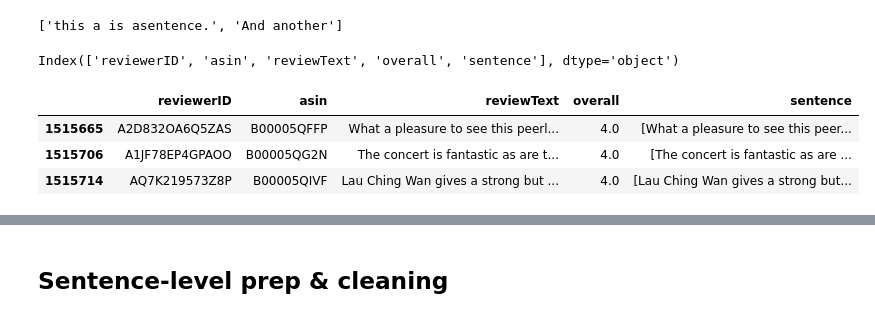
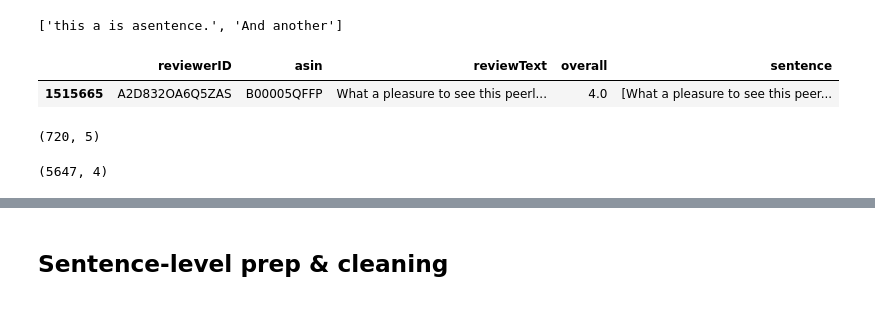
Before and after one commit to j-gd/movie_mood, a Jupyter notebook: src/ab_testing_dev/B_testing.ipynb, the cells around one changed output, grey strips where cells are left out. Drawn from its saved outputs; the diff is of its cells as text; code cells hidden in the pictures.

```diff
--- a/src/ab_testing_dev/B_testing.ipynb
+++ b/src/ab_testing_dev/B_testing.ipynb
@@ -372,25 +367,23 @@ test_reviews.head(1)
 | 1515665 | A2D832OA6Q5ZAS | B00005QFFP | What a pleasure to see this peerl... | 4.0 |
 # %%
 from nltk.tokenize import sent_tokenize
-test_reviews['sentence'] = test_reviews['reviewText'].map(lambda textsent_tokenize)
+test_reviews['sentence'] = test_reviews['reviewText'].map(sent_tokenize)
 # %%
 sent_tokenize('this a is asentence. And another')
 # %% [output]
 ['this a is asentence.', 'And another']
 # %%
 test_reviews.columns
-# %% [output]
-Index(['reviewerID', 'asin', 'reviewText', 'overall', 'sentence'], dtype='object')
 # %%
 # test_reviews.drop(['summary'], axis=1, inplace=True)
-test_reviews.head(3)
+test_reviews.head(1)
 # %% [output]
 |  | reviewerID | asin | reviewText | overall | sentence |
 | 1515665 | A2D832OA6Q5ZAS | B00005QFFP | What a pleasure to see this peerl... | 4.0 | [What a pleasure to see this peer... |
-| 1515706 | A1JF78EP4GPAOO | B00005QG2N | The concert is fantastic as are t... | 4.0 | [The concert is fantastic as are ... |
-| 1515714 | AQ7K219573Z8P | B00005QIVF | Lau Ching Wan gives a strong but ... | 4.0 | [Lau Ching Wan gives a strong but... |
 # %%
 test_reviews.shape
+# %% [output]
+(720, 5)
 # %%
 # WARNING: update test_reviews in 2 places!
 sentences = test_reviews['sentence'] \
@@ -402,5 +395,7 @@ sentences = test_reviews['sentence'] \
 .dropna()
 
 print(sentences.shape)
+# %% [output]
+(5647, 4)
 # %%
 sentences.head(10)
```
Also changed, not shown: parts of 37 cells of this notebook, 2 other files.
